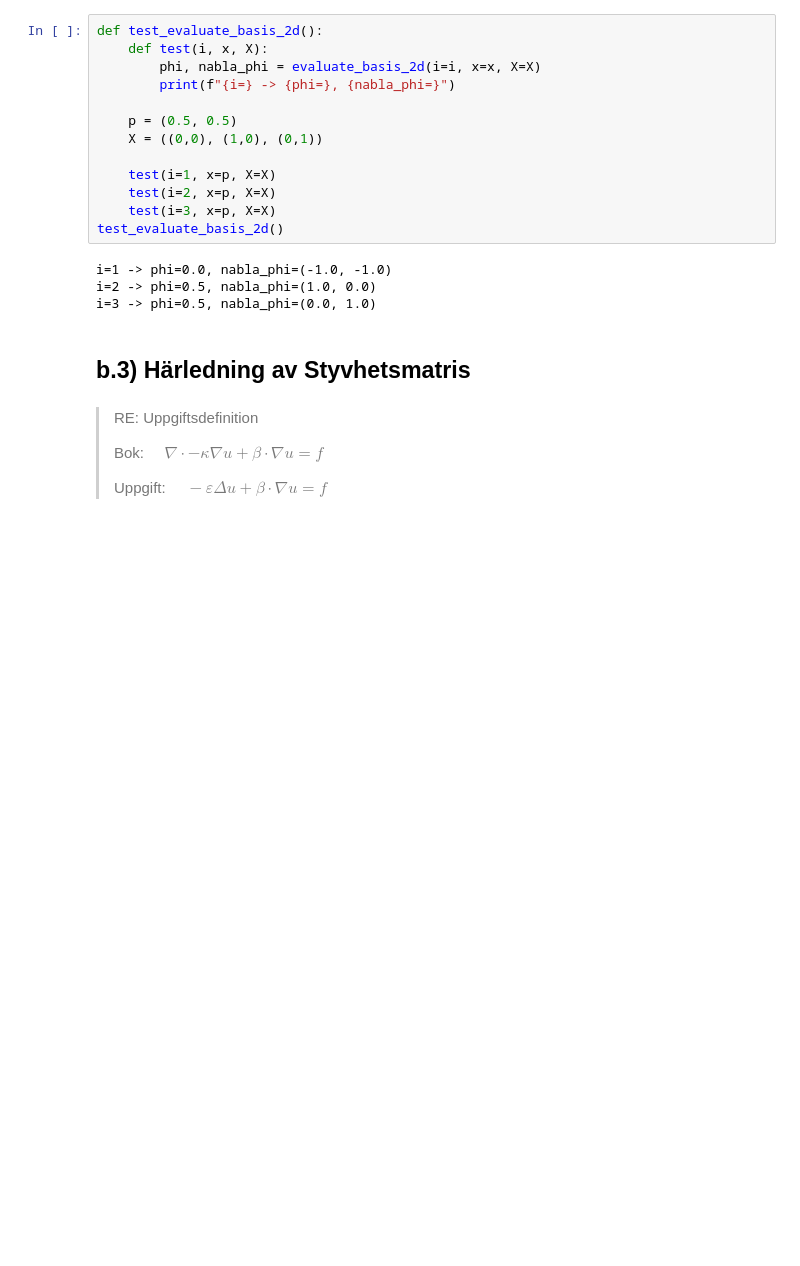
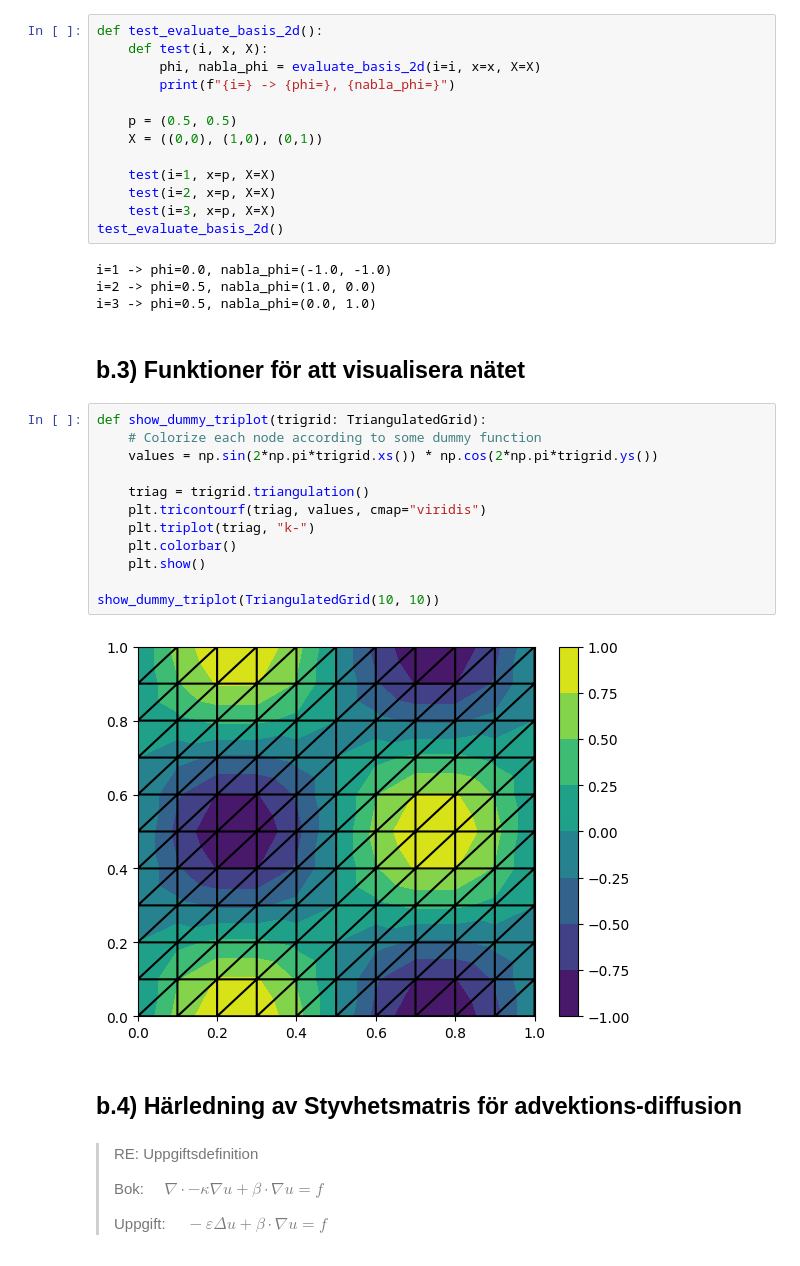
Before and after one commit to wiluxgit/MVE270_2024, a Jupyter notebook: 11z.ipynb, the cells around one changed output. Saved outputs shown, nothing was run; the diff lists cells and outputs as text; blank space fills up the shorter version.

```diff
--- a/11z.ipynb
+++ b/11z.ipynb
@@ -287,8 +286,24 @@ test_evaluate_basis_2d()
 i=1 -> phi=0.0, nabla_phi=(-1.0, -1.0)
 i=2 -> phi=0.5, nabla_phi=(1.0, 0.0)
 i=3 -> phi=0.5, nabla_phi=(0.0, 1.0)
+# %% [markdown]
+## b.3) Funktioner för att visualisera nätet
+# %%
+def show_dummy_triplot(trigrid: TriangulatedGrid):
+    # Colorize each node according to some dummy function
+    values = np.sin(2*np.pi*trigrid.xs()) * np.cos(2*np.pi*trigrid.ys())
+
+    triag = trigrid.triangulation()
+    plt.tricontourf(triag, values, cmap="viridis")
+    plt.triplot(triag, "k-")
+    plt.colorbar()
+    plt.show()
+
+show_dummy_triplot(TriangulatedGrid(10, 10))
+# %% [output]
+[figure, added]
 # %% [markdown]
-## b.3) Härledning av Styvhetsmatris
+## b.4) Härledning av Styvhetsmatris för advektions-diffusion
 # %% [markdown]
 > RE: Uppgiftsdefinition
 >
```
Also changed, not shown: parts of 16 cells of this notebook.
